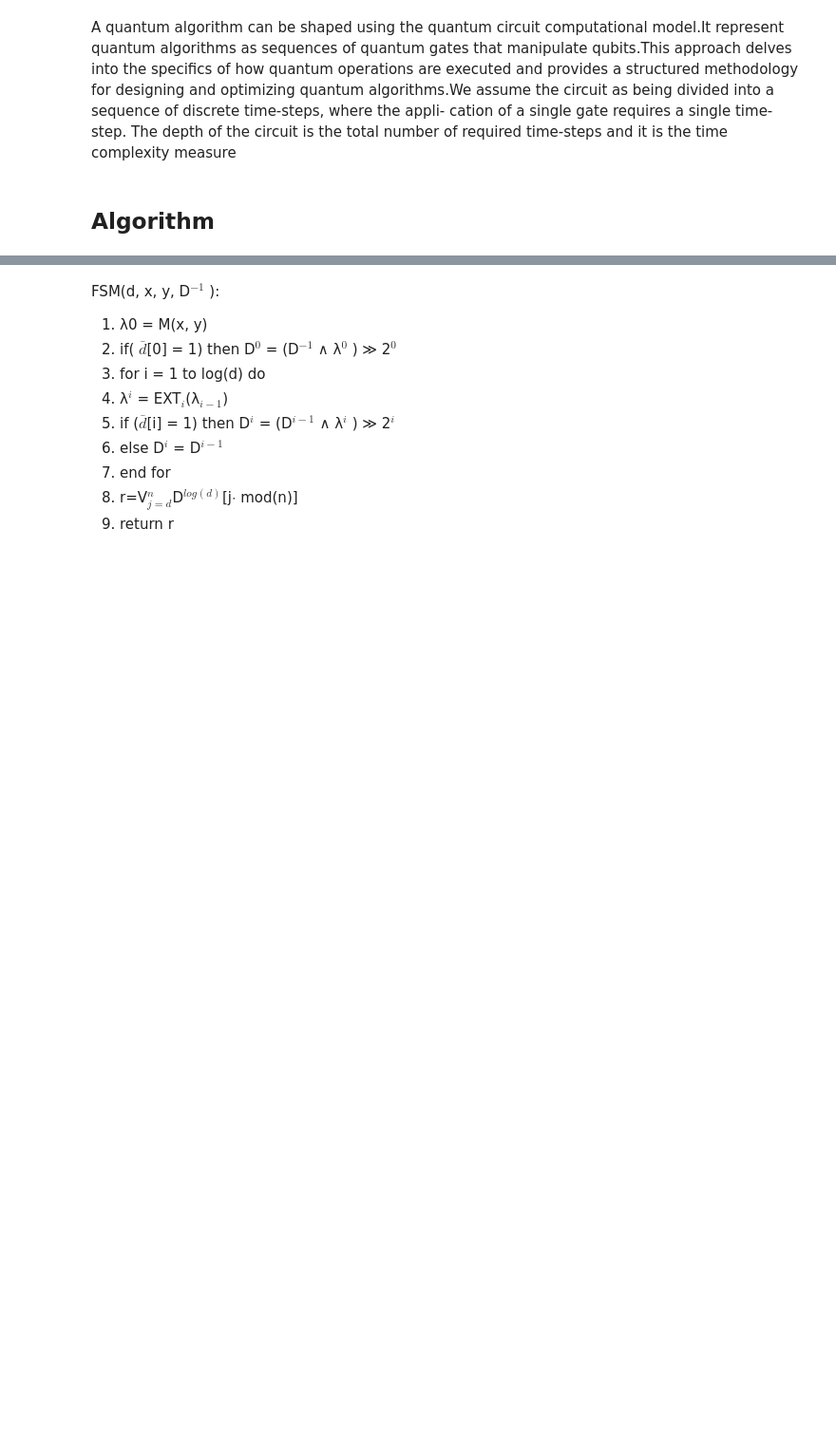
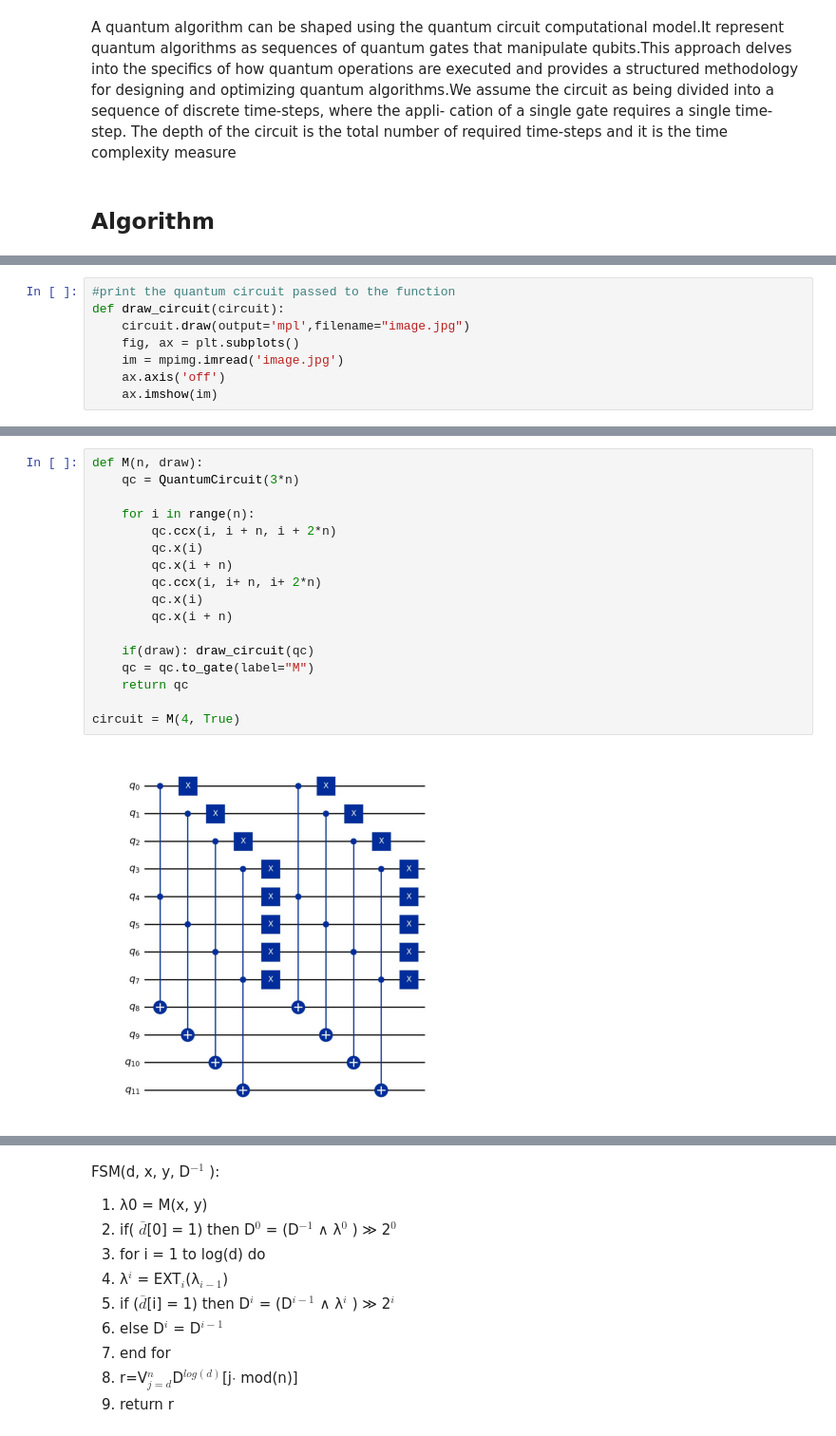
Before and after one commit to alexinho30/QuantumFixedMatching, a Jupyter notebook: QSC.ipynb, the cells around one changed output, grey strips where cells are left out. Shown at 95% size. Cells and saved outputs as stored; diff of their text form; blank space fills up the shorter version.

```diff
--- a/QSC.ipynb
+++ b/QSC.ipynb
@@ -101,0 +109,8 @@ total number of required time-steps and it is the time complexity measure
+# %%
+#print the quantum circuit passed to the function
+def draw_circuit(circuit):
+    circuit.draw(output='mpl',filename="image.jpg")
+    fig, ax = plt.subplots()
+    im = mpimg.imread('image.jpg')
+    ax.axis('off')
+    ax.imshow(im)
@@ -101,0 +162,19 @@ total number of required time-steps and it is the time complexity measure
+# %%
+def M(n, draw):
+    qc = QuantumCircuit(3*n)
+
+    for i in range(n):
+        qc.ccx(i, i + n, i + 2*n)
+        qc.x(i)
+        qc.x(i + n)
+        qc.ccx(i, i+ n, i+ 2*n)
+        qc.x(i)
+        qc.x(i + n)
+
+    if(draw): draw_circuit(qc)
+    qc = qc.to_gate(label="M")
+    return qc
+
+circuit = M(4, True)
+# %% [output]
+[figure, added]
```
Also changed, not shown: parts of 24 cells of this notebook.
